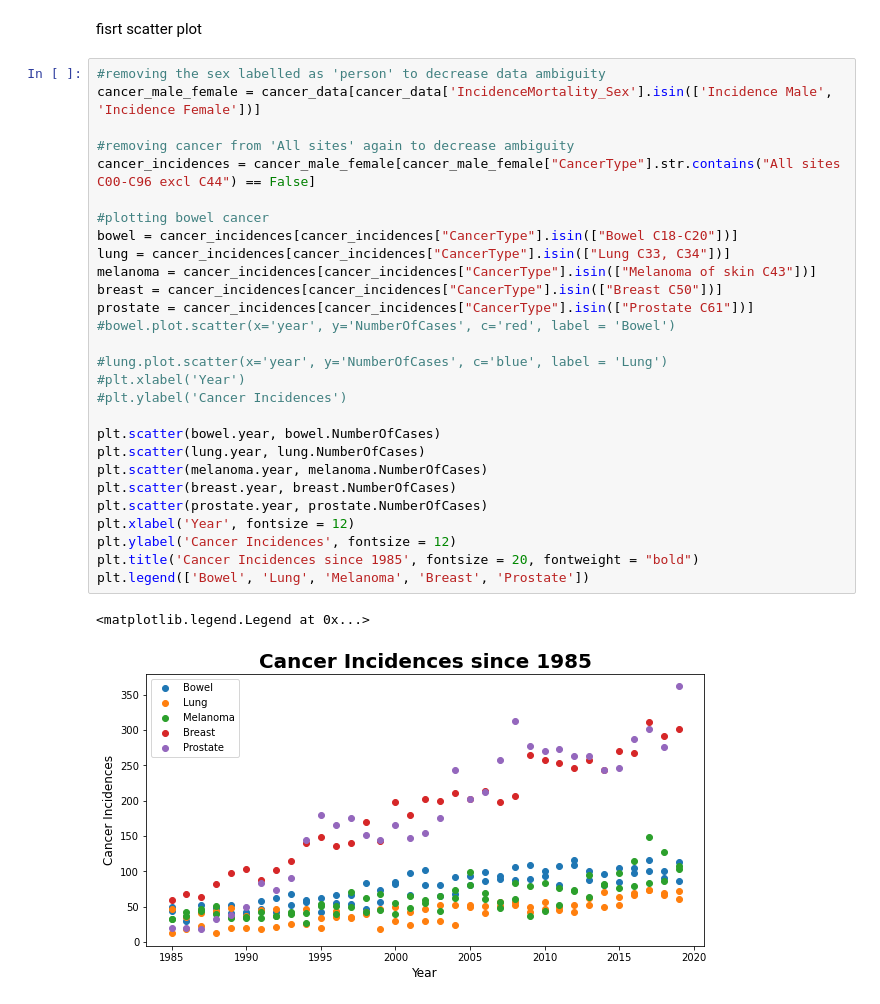
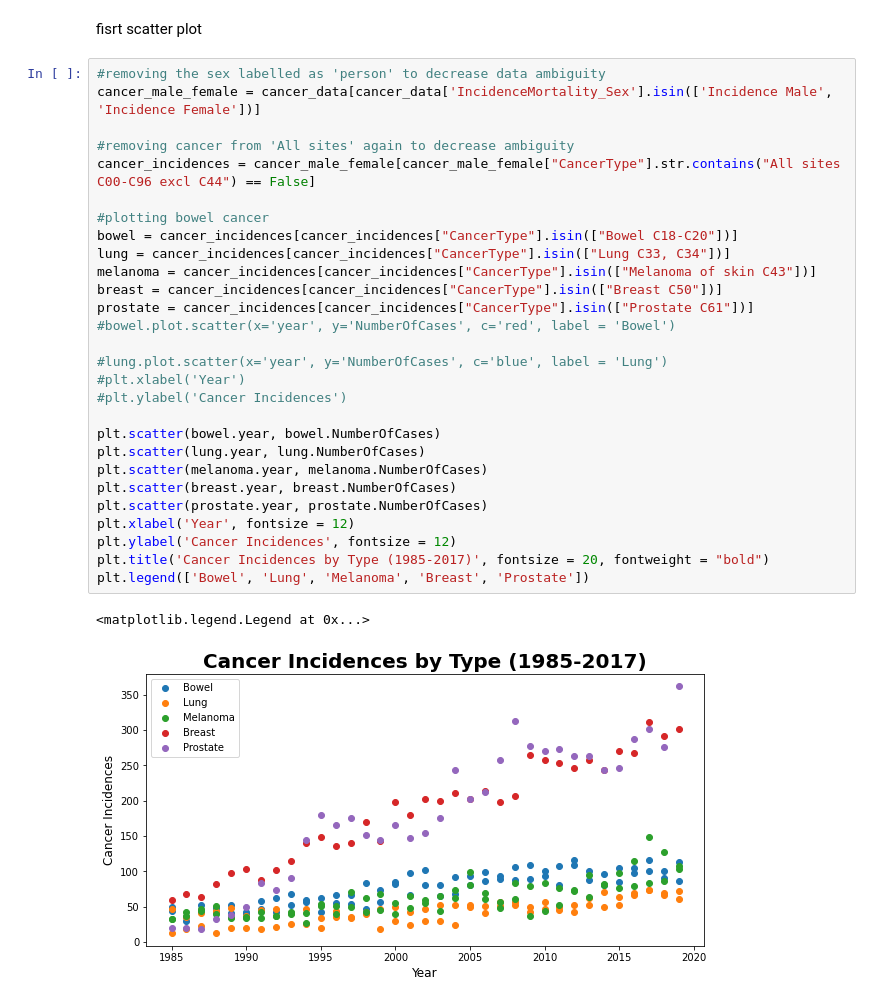
Before and after one commit to RowanSakoulas/data_project, a Jupyter notebook: cancer2.ipynb, the cells around one changed output. Saved outputs shown, nothing was run; the diff lists cells and outputs as text.

Commit message:
i did graph i guess????

```diff
--- a/cancer2.ipynb
+++ b/cancer2.ipynb
@@ -42,31 +42,31 @@ fisrt scatter plot
 # %%
 #removing the sex labelled as 'person' to decrease data ambiguity
 cancer_male_female = cancer_data[cancer_data['IncidenceMortality_Sex'].isin(['Incidence Male', 'Incidence Female'])]
 
 #removing cancer from 'All sites' again to decrease ambiguity
 cancer_incidences = cancer_male_female[cancer_male_female["CancerType"].str.contains("All sites C00-C96 excl C44") == False]
 
 #plotting bowel cancer
 bowel = cancer_incidences[cancer_incidences["CancerType"].isin(["Bowel C18-C20"])]
 lung = cancer_incidences[cancer_incidences["CancerType"].isin(["Lung C33, C34"])]
 melanoma = cancer_incidences[cancer_incidences["CancerType"].isin(["Melanoma of skin C43"])]
 breast = cancer_incidences[cancer_incidences["CancerType"].isin(["Breast C50"])]
 prostate = cancer_incidences[cancer_incidences["CancerType"].isin(["Prostate C61"])]
 #bowel.plot.scatter(x='year', y='NumberOfCases', c='red', label = 'Bowel')
 
 #lung.plot.scatter(x='year', y='NumberOfCases', c='blue', label = 'Lung')
 #plt.xlabel('Year')
 #plt.ylabel('Cancer Incidences')
 
 plt.scatter(bowel.year, bowel.NumberOfCases)
 plt.scatter(lung.year, lung.NumberOfCases)
 plt.scatter(melanoma.year, melanoma.NumberOfCases)
 plt.scatter(breast.year, breast.NumberOfCases)
 plt.scatter(prostate.year, prostate.NumberOfCases)
 plt.xlabel('Year', fontsize = 12)
 plt.ylabel('Cancer Incidences', fontsize = 12)
-plt.title('Cancer Incidences since 1985', fontsize = 20, fontweight = "bold")
+plt.title('Cancer Incidences by Type (1985-2017)', fontsize = 20, fontweight = "bold")
 plt.legend(['Bowel', 'Lung', 'Melanoma', 'Breast', 'Prostate'])
 # %% [output]
 <matplotlib.legend.Legend at 0x...>
-[figure, old version]
+[figure, new version]
```
Also changed, not shown: parts of 4 cells of this notebook.
